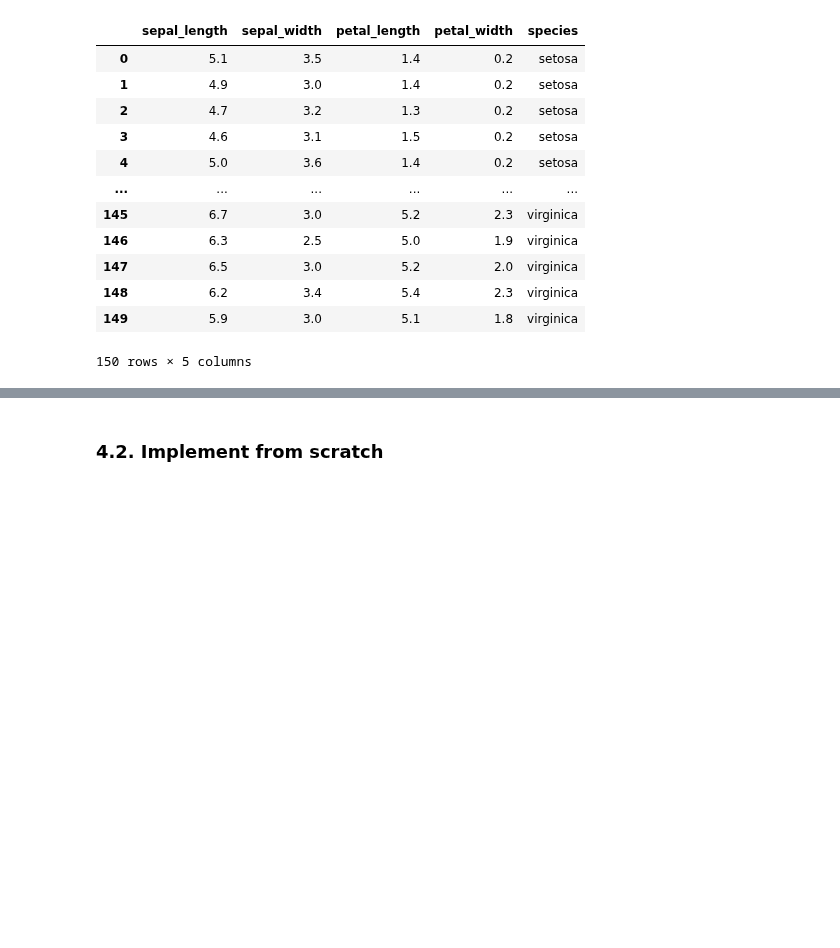
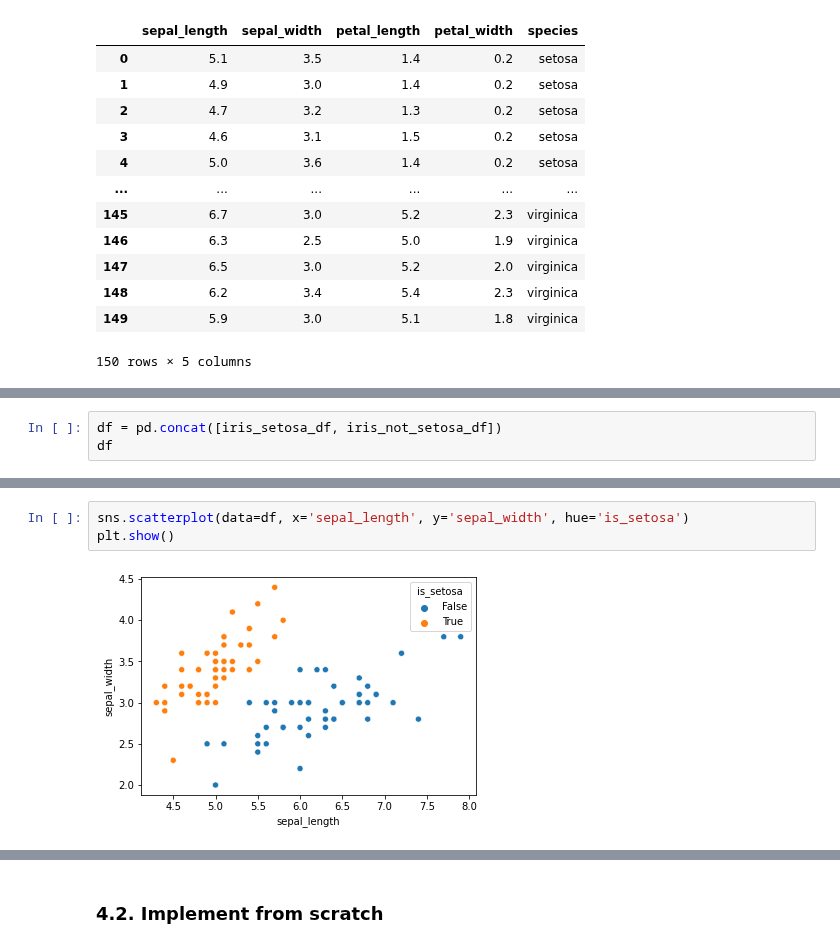
Before and after one commit to MinhHuuNguyen/mci-python, a Jupyter notebook: python_lv2/lectures/5_logistic_regression.ipynb, the cells around one changed output, grey strips where cells are left out. Cells and saved outputs as stored; diff of their text form; blank space fills up the shorter version.

```diff
--- a/python_lv2/lectures/5_logistic_regression.ipynb
+++ b/python_lv2/lectures/5_logistic_regression.ipynb
@@ -246,0 +229,3 @@ plt.show()
+# %%
+df = pd.concat([iris_setosa_df, iris_not_setosa_df])
+df
@@ -246,0 +246,5 @@ plt.show()
+# %%
+sns.scatterplot(data=df, x='sepal_length', y='sepal_width', hue='is_setosa')
+plt.show()
+# %% [output]
+[figure, added]
```
Also changed, not shown: parts of 27 cells of this notebook, 1 other file.
